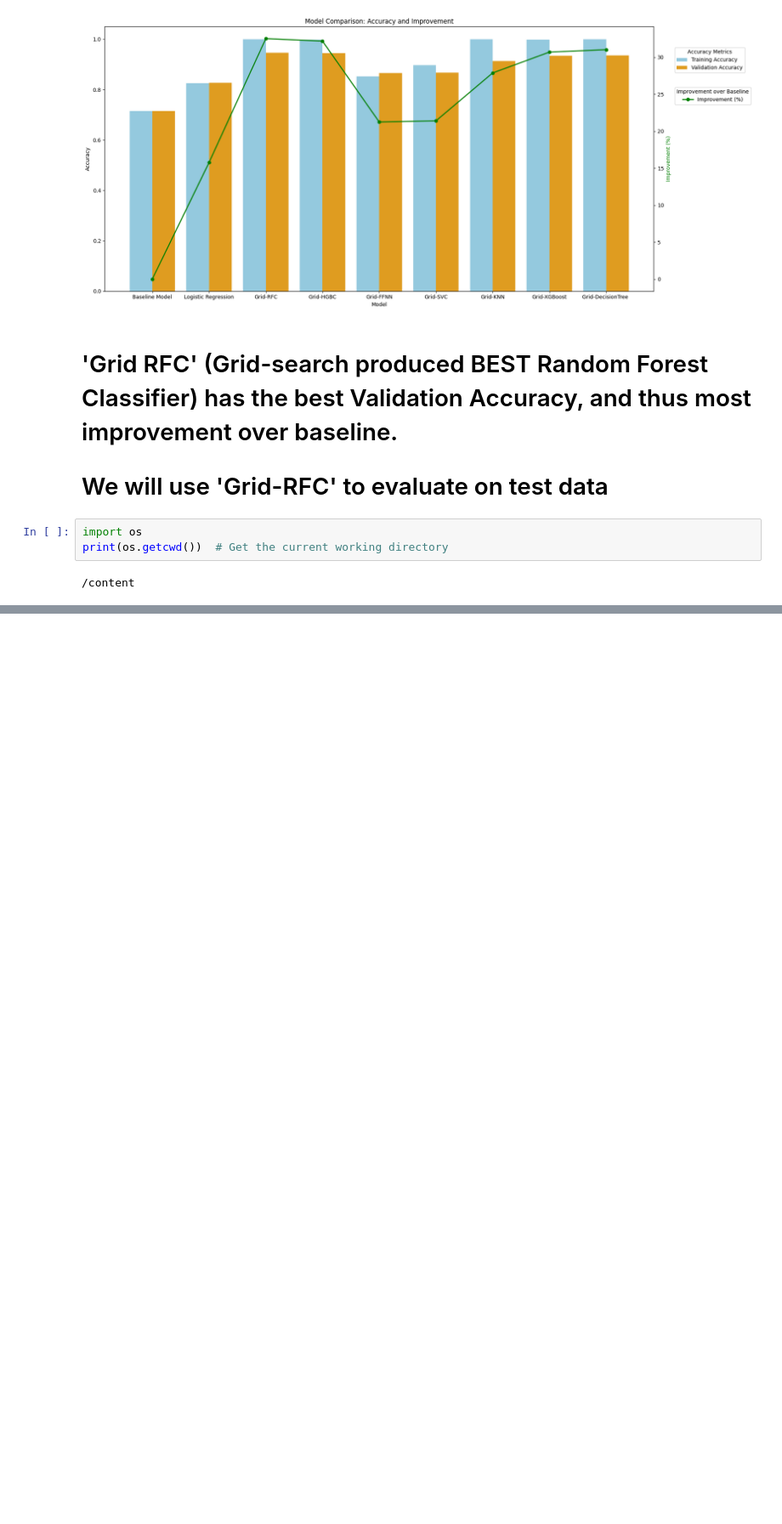
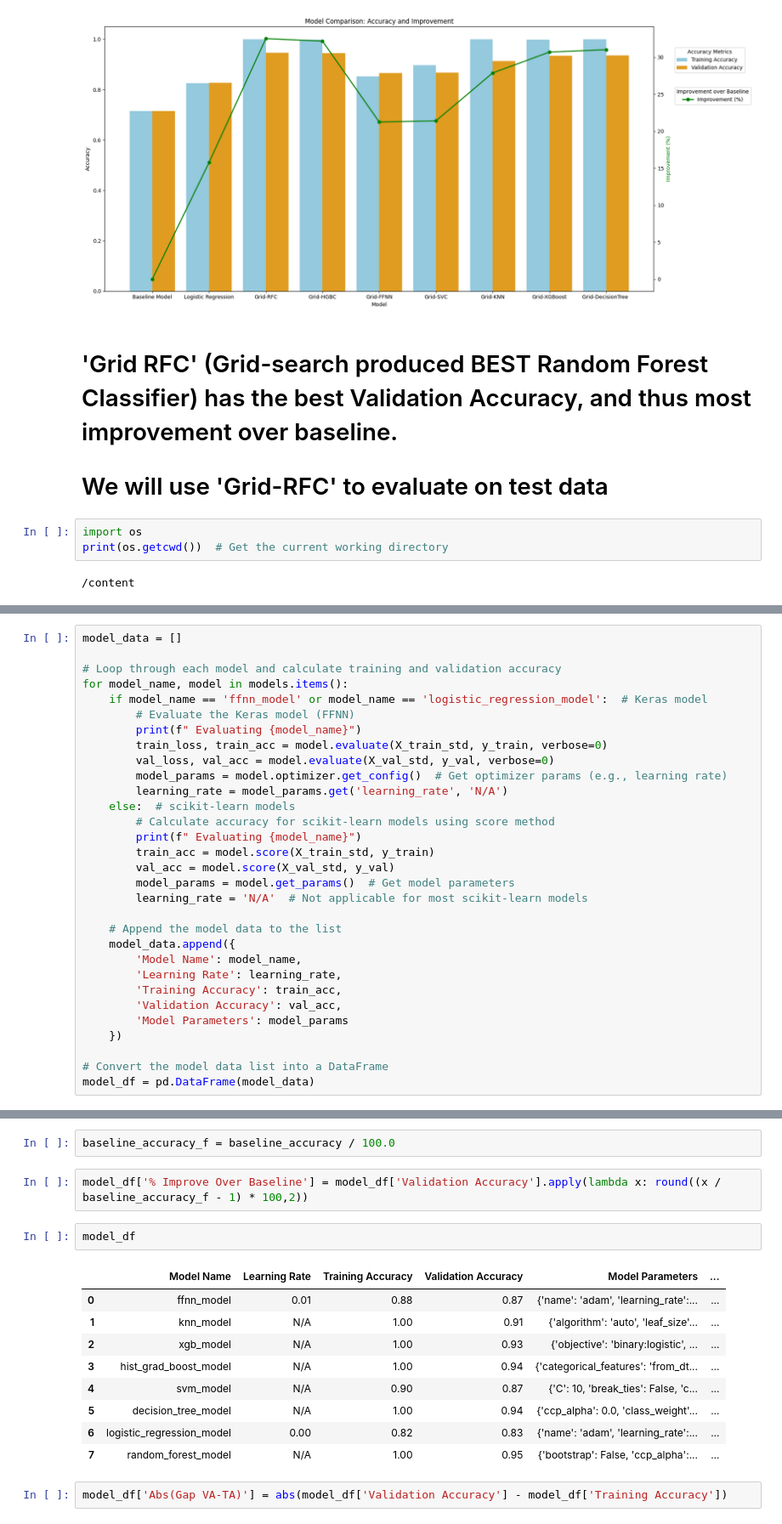
Before and after one commit to Vsaxena702/mids_207_final_project, a Jupyter notebook: 207FPCHURN_CLASSIFIER_2_VS3_ModelRunA.CL.ipynb, the cells around one changed output, grey strips where cells are left out. Shown at 85% size. Saved outputs shown, nothing was run; the diff lists cells and outputs as text; blank space fills up the shorter version.

```diff
--- a/207FPCHURN_CLASSIFIER_2_VS3_ModelRunA.CL.ipynb
+++ b/207FPCHURN_CLASSIFIER_2_VS3_ModelRunA.CL.ipynb
@@ -1694,0 +1786,31 @@ os.listdir()
+# %%
+model_data = []
+
+# Loop through each model and calculate training and validation accuracy
+for model_name, model in models.items():
+    if model_name == 'ffnn_model' or model_name == 'logistic_regression_model':  # Keras model
+        # Evaluate the Keras model (FFNN)
+        print(f" Evaluating {model_name}")
+        train_loss, train_acc = model.evaluate(X_train_std, y_train, verbose=0)
+        val_loss, val_acc = model.evaluate(X_val_std, y_val, verbose=0)
+        model_params = model.optimizer.get_config()  # Get optimizer params (e.g., learning rate)
+        learning_rate = model_params.get('learning_rate', 'N/A')
+    else:  # scikit-learn models
+        # Calculate accuracy for scikit-learn models using score method
+        print(f" Evaluating {model_name}")
+        train_acc = model.score(X_train_std, y_train)
+        val_acc = model.score(X_val_std, y_val)
+        model_params = model.get_params()  # Get model parameters
+        learning_rate = 'N/A'  # Not applicable for most scikit-learn models
+
+    # Append the model data to the list
+    model_data.append({
+        'Model Name': model_name,
+        'Learning Rate': learning_rate,
+        'Training Accuracy': train_acc,
+        'Validation Accuracy': val_acc,
+        'Model Parameters': model_params
+    })
+
+# Convert the model data list into a DataFrame
+model_df = pd.DataFrame(model_data)
@@ -1694,0 +1838,18 @@ os.listdir()
+# %%
+baseline_accuracy_f = baseline_accuracy / 100.0
+# %%
+model_df['% Improve Over Baseline'] = model_df['Validation Accuracy'].apply(lambda x: round((x / baseline_accuracy_f - 1) * 100,2))
+# %%
+model_df
+# %% [output]
+|  | Model Name | Learning Rate | Training Accuracy | Validation Accuracy | Model Parameters | ... |
+| 0 | ffnn_model | 0.01 | 0.88 | 0.87 | {'name': 'adam', 'learning_rate':... | ... |
+| 1 | knn_model | N/A | 1.00 | 0.91 | {'algorithm': 'auto', 'leaf_size'... | ... |
+| 2 | xgb_model | N/A | 1.00 | 0.93 | {'objective': 'binary:logistic', ... | ... |
+| 3 | hist_grad_boost_model | N/A | 1.00 | 0.94 | {'categorical_features': 'from_dt... | ... |
+| 4 | svm_model | N/A | 0.90 | 0.87 | {'C': 10, 'break_ties': False, 'c... | ... |
+| 5 | decision_tree_model | N/A | 1.00 | 0.94 | {'ccp_alpha': 0.0, 'class_weight'... | ... |
+| 6 | logistic_regression_model | 0.00 | 0.82 | 0.83 | {'name': 'adam', 'learning_rate':... | ... |
+| 7 | random_forest_model | N/A | 1.00 | 0.95 | {'bootstrap': False, 'ccp_alpha':... | ... |
+# %%
+model_df['Abs(Gap VA-TA)'] = abs(model_df['Validation Accuracy'] - model_df['Training Accuracy'])
```
Also changed, not shown: parts of 43 cells of this notebook.
